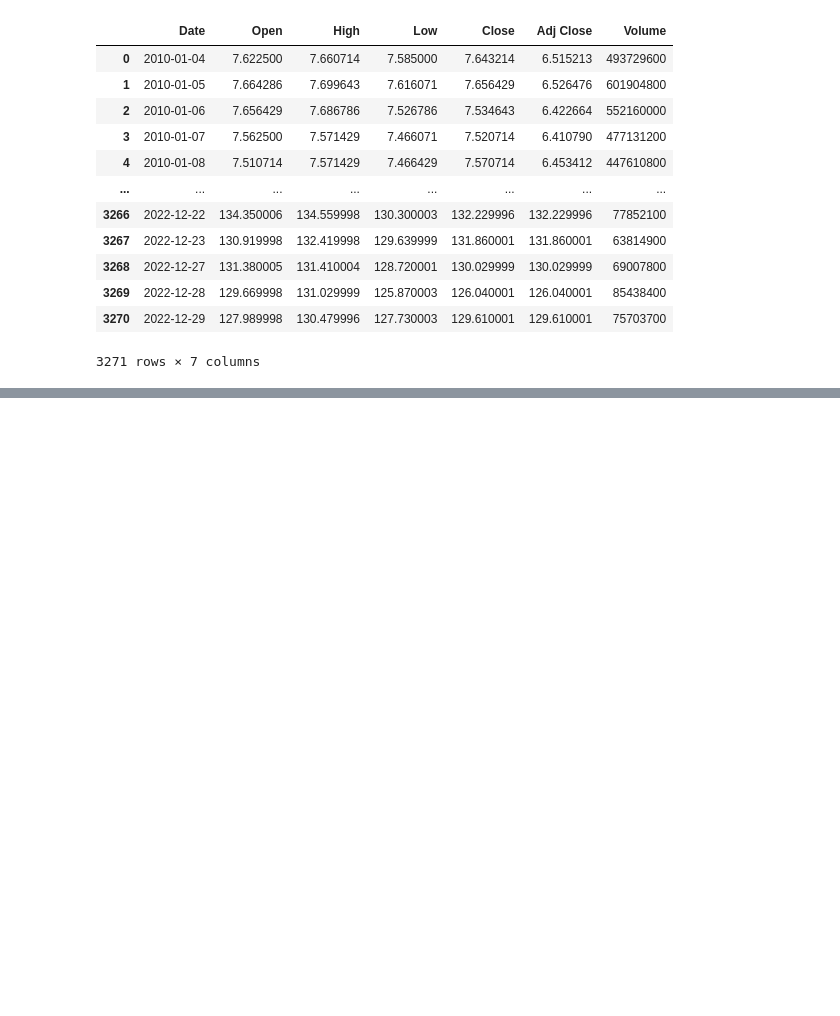
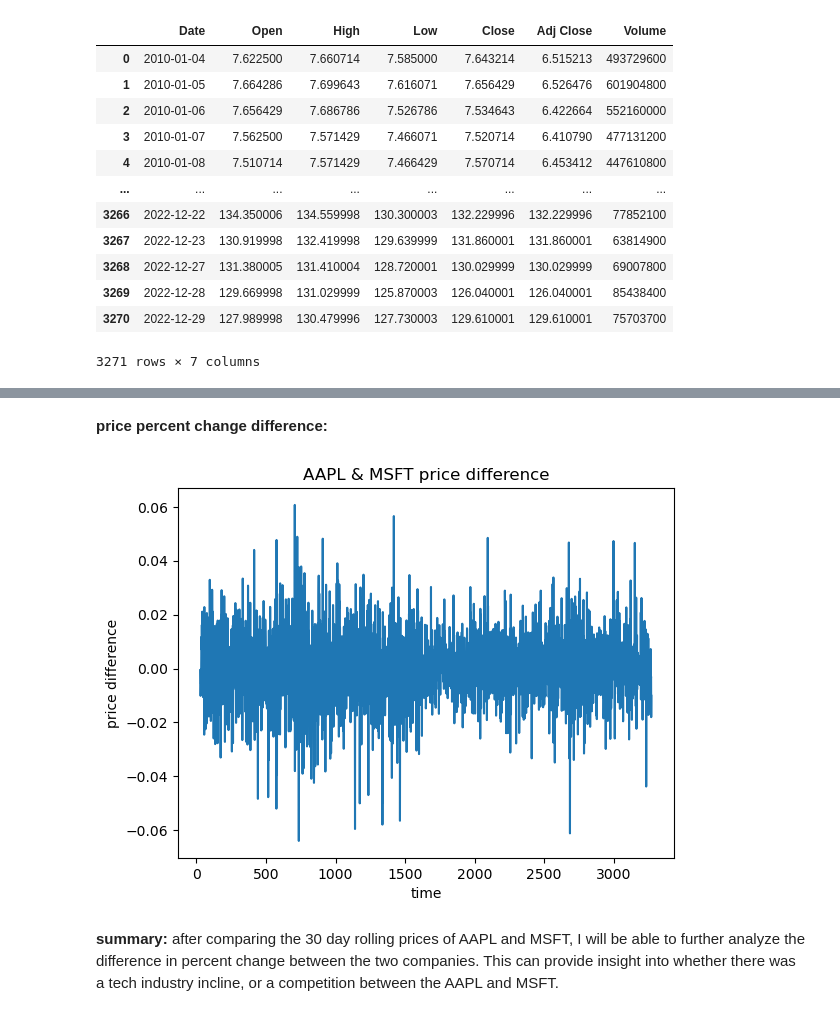
Before and after one commit to ubco-W2022T2-data301/project-group-group11, a Jupyter notebook: analysis/analysis2.ipynb, the cells around one changed output, grey strips where cells are left out. Drawn from its saved outputs; the diff is of its cells as text; code cells hidden in the pictures; blank space fills up the shorter version.

```diff
--- a/analysis/analysis2.ipynb
+++ b/analysis/analysis2.ipynb
@@ -25,0 +258,14 @@ pd.read_csv("../data/raw/AAPL.csv")
+# %% [markdown]
+**price percent change difference:**
+# %%
+compare = df1['pct_change'].compare(df2['pct_change'])
+plt.plot(compare.index, compare['self'] - compare['other'])
+plt.title('AAPL & MSFT price difference')
+plt.xlabel('time')
+plt.ylabel('price difference')
+plt.show()
+# %% [output]
+[figure, added]
+# %% [markdown]
+**summary:**
+after comparing the 30 day rolling prices of AAPL and MSFT, I will be able to further analyze the difference in percent change between the two companies. This can provide insight into whether there was a tech industry incline, or a competition between the AAPL and MSFT.
```
Also changed, not shown: parts of 34 cells of this notebook.
